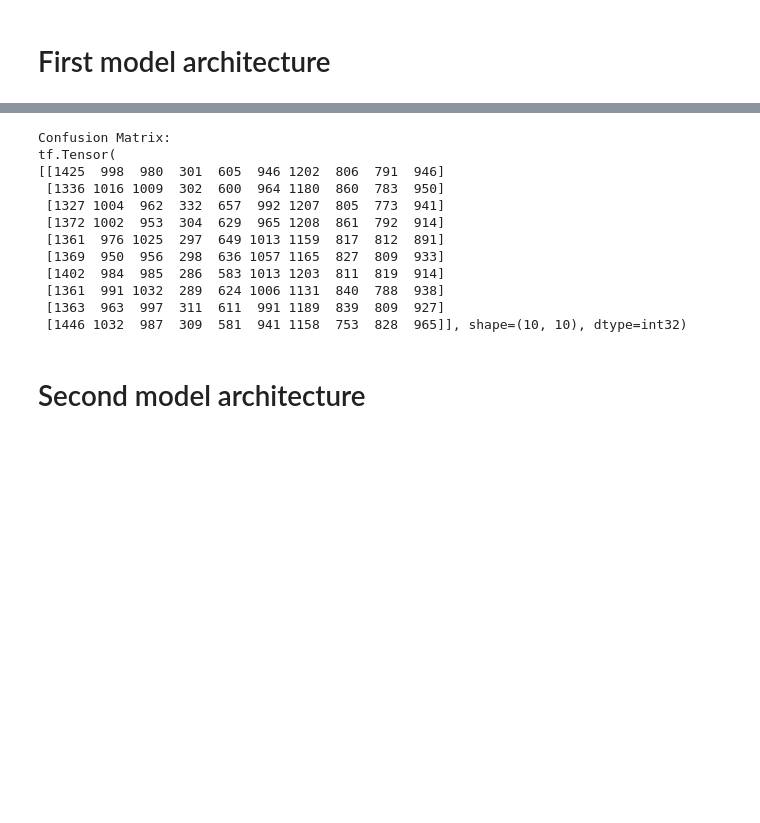
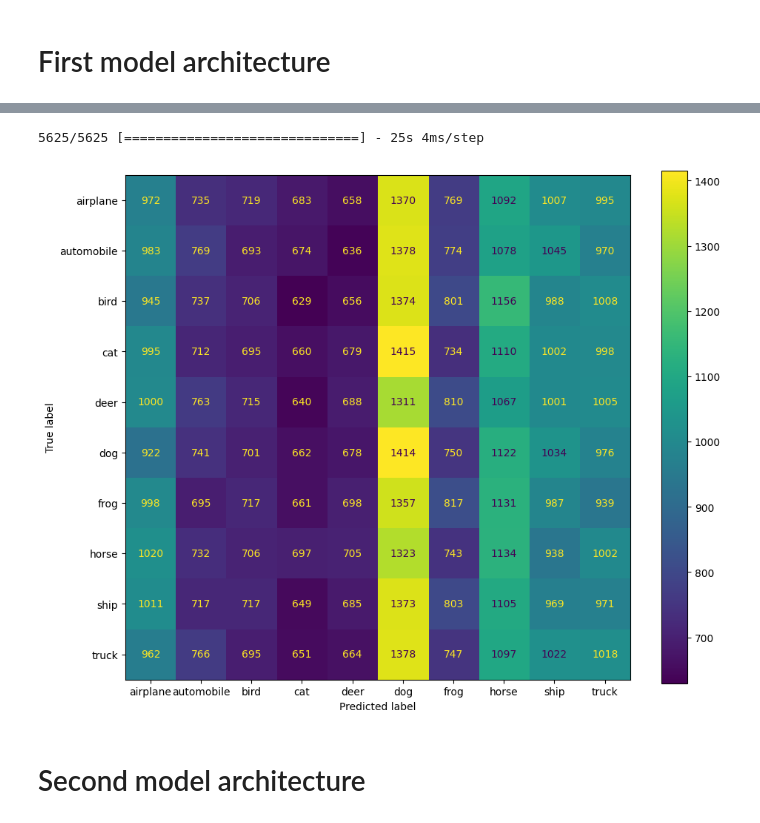
Before and after one commit to pasterzewa/CNN-DL-Project, a Jupyter notebook: main.ipynb, the cells around one changed output, grey strips where cells are left out. Drawn from its saved outputs; the diff is of its cells as text; code cells hidden in the pictures; blank space fills up the shorter version.

```diff
--- a/main.ipynb
+++ b/main.ipynb
@@ -56,5 +58,22 @@ def show_training_validation_loss_and_metrics(model,metric):
 
     plt.legend()
+# %%
+def show_confusion_matrix(model, test_ds, num_classes, class_names):
+    true_labels = np.concatenate([y for x, y in test_ds], axis=0)
+    tf_labels = tf.argmax(true_labels, axis=1).numpy()
+
+    predictions = model.predict(test_ds)
+    predicted_classes = np.argmax(predictions, axis=1)
+
+    conf_matrix = tf.math.confusion_matrix(tf_labels, predicted_classes, num_classes=num_classes)
+
+    disp = ConfusionMatrixDisplay(confusion_matrix=conf_matrix.numpy(), display_labels=class_names)
+    fig, ax = plt.subplots(figsize=(11, 9))  # Ustaw rozmiar wykresu na 10x8
+
+    # Wyświetl macierz pomyłek z określonym rozmiarem
+    disp.plot(ax=ax)  # Użyj parametru ax, aby użyć określonej osi
+    plt.show()
+    return
 # %% [markdown]
 # Data loading
 # %%
@@ -185,21 +220,12 @@ predicted_classes1 = np.argmax(predictions1, axis=1)
 # %%
-conf_matrix1 = tf.math.confusion_matrix(tf_labels, predicted_classes1, num_classes=num_classes)
+# conf_matrix1 = tf.math.confusion_matrix(tf_labels, predicted_classes1, num_classes=num_classes)
 
-print("Confusion Matrix:")
-print(conf_matrix1)
+# print("Confusion Matrix:")
+# print(conf_matrix1)
+show_confusion_matrix(model1,test_ds,num_classes,class_names)
 # %% [output]
-Confusion Matrix:
-tf.Tensor(
-[[1425  998  980  301  605  946 1202  806  791  946]
- [1336 1016 1009  302  600  964 1180  860  783  950]
- [1327 1004  962  332  657  992 1207  805  773  941]
- [1372 1002  953  304  629  965 1208  861  792  914]
- [1361  976 1025  297  649 1013 1159  817  812  891]
- [1369  950  956  298  636 1057 1165  827  809  933]
- [1402  984  985  286  583 1013 1203  811  819  914]
- [1361  991 1032  289  624 1006 1131  840  788  938]
- [1363  963  997  311  611  991 1189  839  809  927]
- [1446 1032  987  309  581  941 1158  753  828  965]], shape=(10, 10), dtype=int32)
+5625/5625 [==============================] - 25s 4ms/step
+[figure, added]
 # %%
 #plt.figure(figsize=(8, 6))
 #plt.imshow(conf_matrix1, cmap=plt.cm.Blues)
```
Also changed, not shown: parts of 14 cells of this notebook.
